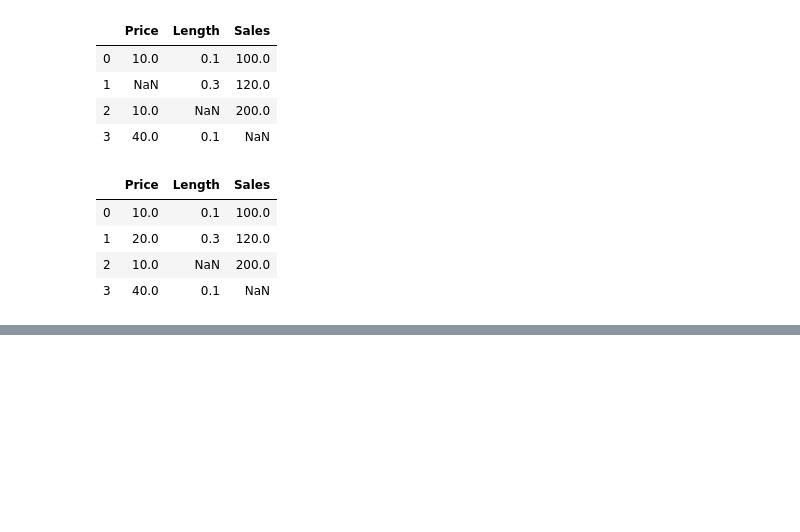
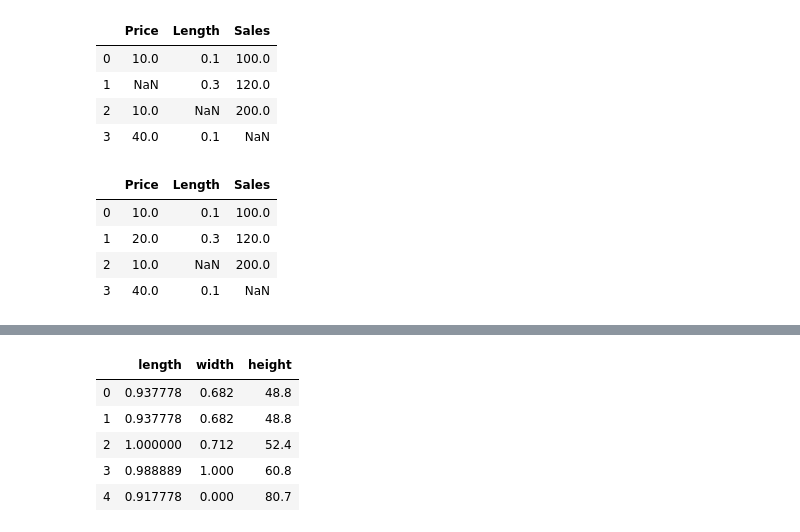
Before and after one commit to hahafael/IBM-s_data_science_course, a Jupyter notebook: Module 2 - Data Wrangling.ipynb, the cells around one changed output, grey strips where cells are left out. Saved outputs shown, nothing was run; the diff lists cells and outputs as text; code cells hidden in the pictures; blank space fills up the shorter version.

```diff
--- a/Module 2 - Data Wrangling.ipynb
+++ b/Module 2 - Data Wrangling.ipynb
@@ -169,0 +237,14 @@ df
+# %%
+#Applying the simple feature scaling
+
+norm_df["length"] = norm_df["length"]/norm_df["length"].max()
+norm_df["length"].max()
+
+norm_df
+# %% [output]
+|  | length | width | height |
+| 0 | 0.937778 | 0.682 | 48.8 |
+| 1 | 0.937778 | 0.682 | 48.8 |
+| 2 | 1.000000 | 0.712 | 52.4 |
+| 3 | 0.988889 | 1.000 | 60.8 |
+| 4 | 0.917778 | 0.000 | 80.7 |
```
Also changed, not shown: parts of 12 cells of this notebook.
